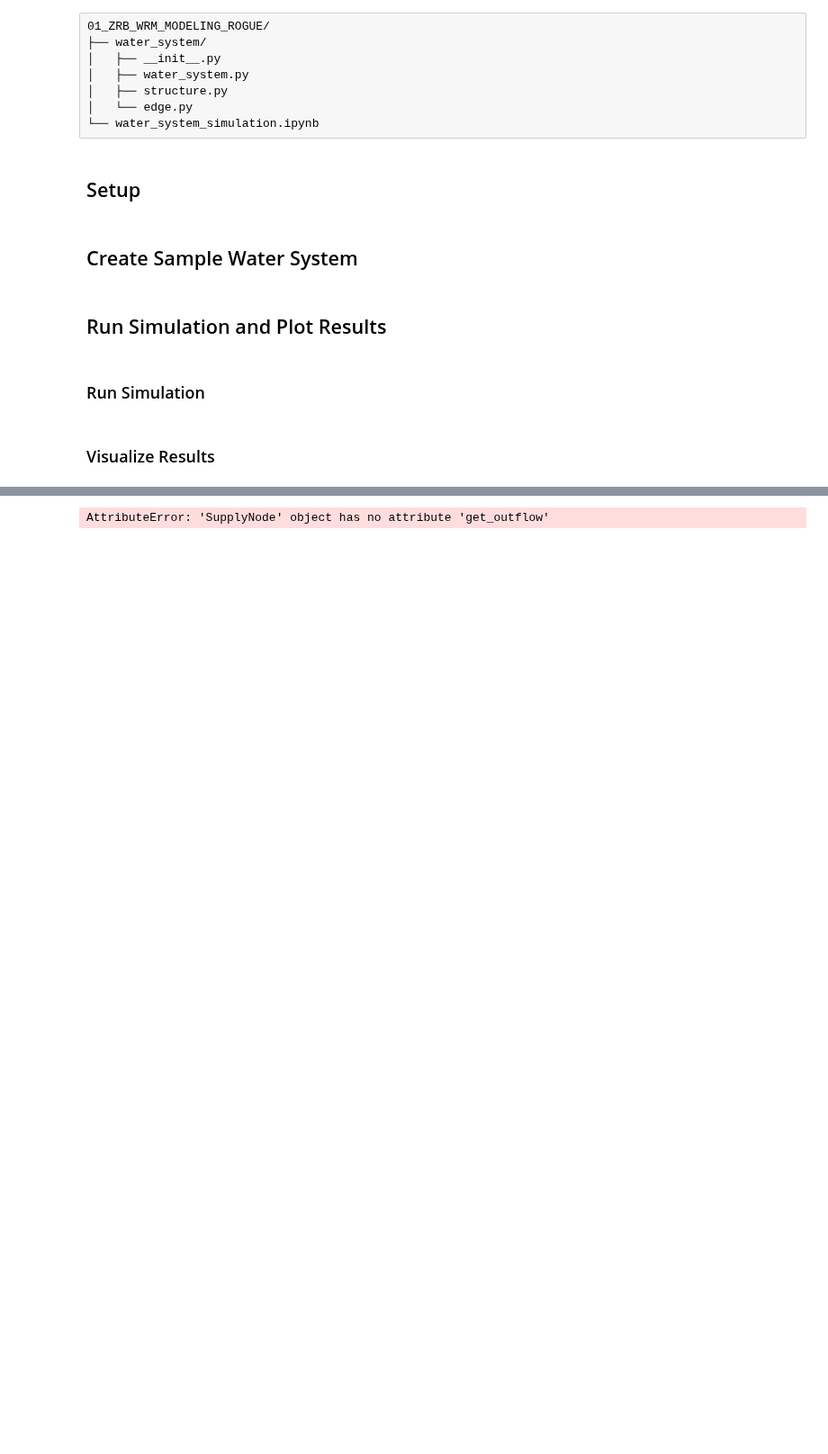
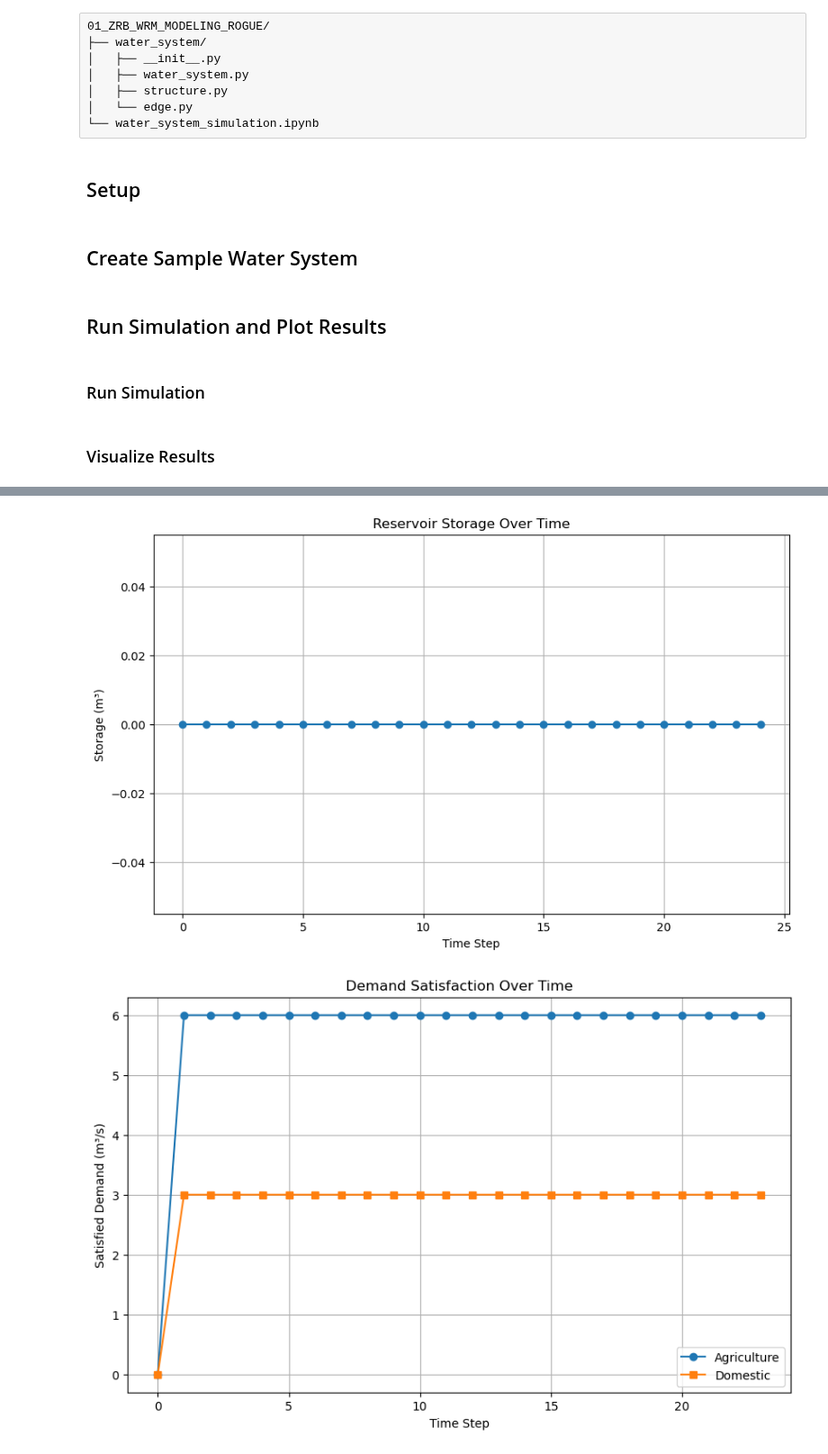
Before and after one commit to hydrosolutions/taqsim, a Jupyter notebook: water_system_simulation.ipynb, the cells around one changed output, grey strips where cells are left out. Shown at 90% size. Drawn from its saved outputs; the diff is of its cells as text; code cells hidden in the pictures; blank space fills up the shorter version.

Commit message:
Revert "Print flow at supply node"
This reverts commit 0f91c7d9fdeb7816a72388529bf3c59b34b75aa5.

```diff
--- a/water_system_simulation.ipynb
+++ b/water_system_simulation.ipynb
@@ -66,7 +66,7 @@ water_system.visualize()
 # Analyze the water flow
 ## adding a printout of the supply node
 print("Supply node flow over time:")
-system.print_flow_data()
+print(supply_node.supply_rates)
 
 print("Reservoir storage over time:")
 print(reservoir.storage)
@@ -104 +113,2 @@ Supply node flow over time:
-AttributeError: 'SupplyNode' object has no attribute 'get_outflow'
+[figure, added]
+[figure, added]
```
Also changed, not shown: parts of 1 cell of this notebook, 2 other files.
